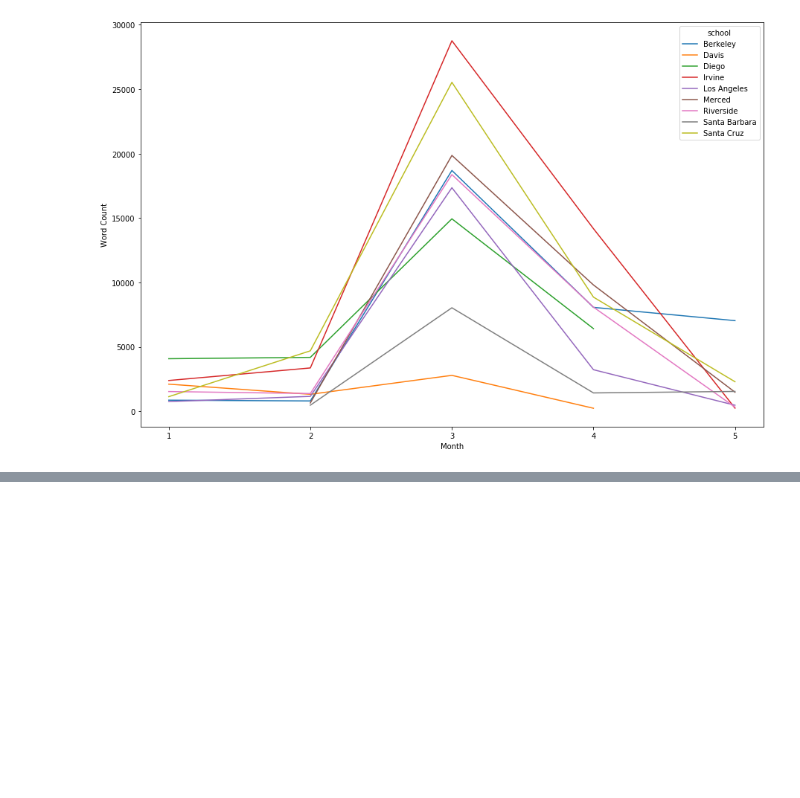
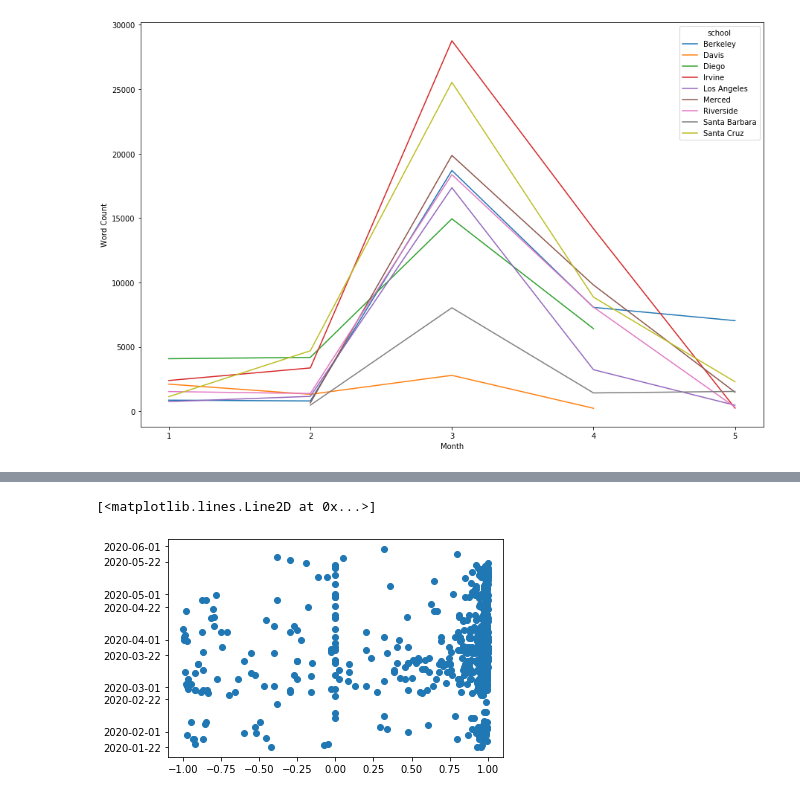
Before and after one commit to hasetia/Data-Science-Sentiment-Analysis-, a Jupyter notebook: Other Notebooks/Visualizations.ipynb, the cells around one changed output, grey strips where cells are left out. Drawn from its saved outputs; the diff is of its cells as text; code cells hidden in the pictures; blank space fills up the shorter version.

```diff
--- a/Other Notebooks/Visualizations.ipynb
+++ b/Other Notebooks/Visualizations.ipynb
@@ -136,0 +150,5 @@ ax.set(xlabel='Month', ylabel="Word Count")
+# %%
+plt.plot(data1['compound'], data1['date'], linestyle='None', marker='o')
+# %% [output]
+[<matplotlib.lines.Line2D at 0x...>]
+[figure, added]
```
Also changed, not shown: parts of 4 cells of this notebook, 3 other files.
